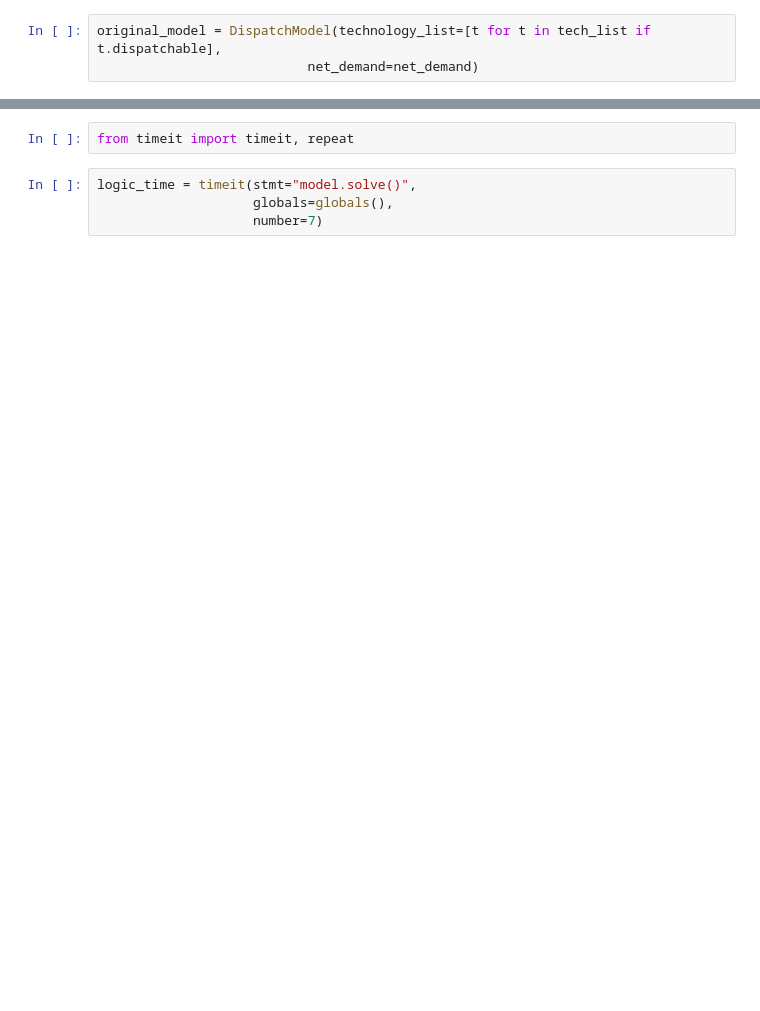
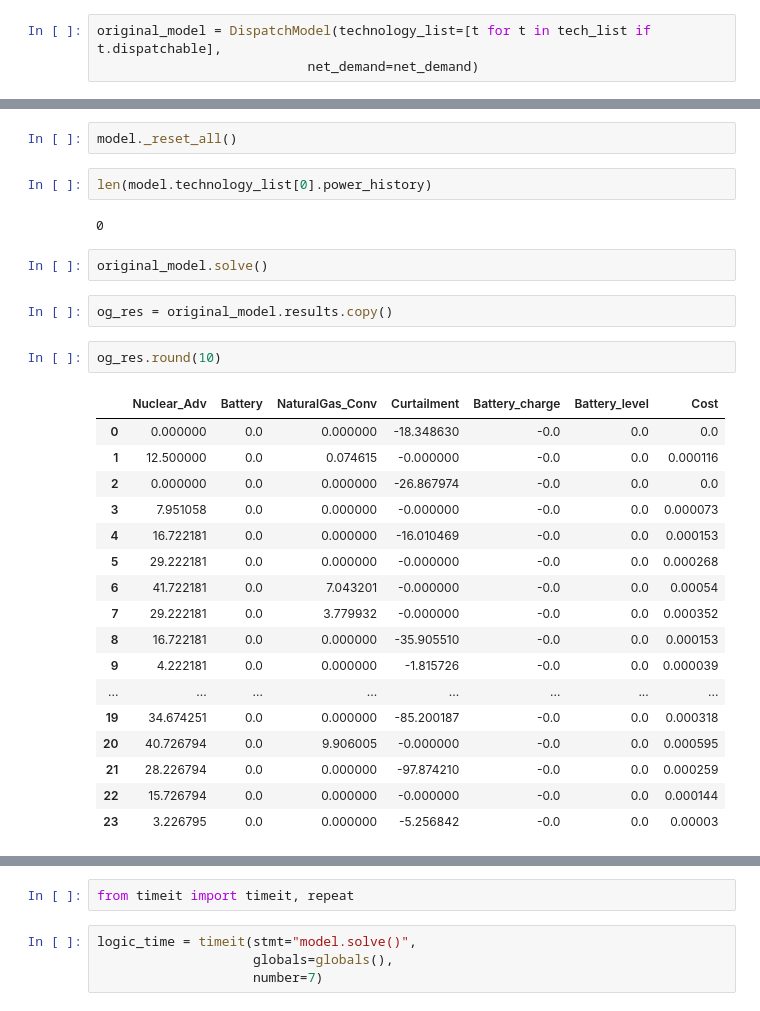
Before and after one commit to arfc/osier, a Jupyter notebook: docs/source/examples/hierarchical_dispatch.ipynb, the cells around one changed output, grey strips where cells are left out. Drawn from its saved outputs; the diff is of its cells as text; blank space fills up the shorter version.

```diff
--- a/docs/source/examples/hierarchical_dispatch.ipynb
+++ b/docs/source/examples/hierarchical_dispatch.ipynb
@@ -236 +163,31 @@ original_model.solve()
+# %%
+model._reset_all()
+# %%
+len(model.technology_list[0].power_history)
+# %% [output]
+0
+# %%
+original_model.solve()
+# %%
+og_res = original_model.results.copy()
+# %%
+og_res.round(10)
+# %% [output]
+|  | Nuclear_Adv | Battery | NaturalGas_Conv | Curtailment | Battery_charge | Battery_level | Cost |
+| 0 | 0.000000 | 0.0 | 0.000000 | -18.348630 | -0.0 | 0.0 | 0.0 |
+| 1 | 12.500000 | 0.0 | 0.074615 | -0.000000 | -0.0 | 0.0 | 0.000116 |
+| 2 | 0.000000 | 0.0 | 0.000000 | -26.867974 | -0.0 | 0.0 | 0.0 |
+| 3 | 7.951058 | 0.0 | 0.000000 | -0.000000 | -0.0 | 0.0 | 0.000073 |
+| 4 | 16.722181 | 0.0 | 0.000000 | -16.010469 | -0.0 | 0.0 | 0.000153 |
+| 5 | 29.222181 | 0.0 | 0.000000 | -0.000000 | -0.0 | 0.0 | 0.000268 |
+| 6 | 41.722181 | 0.0 | 7.043201 | -0.000000 | -0.0 | 0.0 | 0.00054 |
+| 7 | 29.222181 | 0.0 | 3.779932 | -0.000000 | -0.0 | 0.0 | 0.000352 |
+| 8 | 16.722181 | 0.0 | 0.000000 | -35.905510 | -0.0 | 0.0 | 0.000153 |
+| 9 | 4.222181 | 0.0 | 0.000000 | -1.815726 | -0.0 | 0.0 | 0.000039 |
+| ... | ... | ... | ... | ... | ... | ... | ... |
+| 19 | 34.674251 | 0.0 | 0.000000 | -85.200187 | -0.0 | 0.0 | 0.000318 |
+| 20 | 40.726794 | 0.0 | 9.906005 | -0.000000 | -0.0 | 0.0 | 0.000595 |
+| 21 | 28.226794 | 0.0 | 0.000000 | -97.874210 | -0.0 | 0.0 | 0.000259 |
+| 22 | 15.726794 | 0.0 | 0.000000 | -0.000000 | -0.0 | 0.0 | 0.000144 |
+| 23 | 3.226795 | 0.0 | 0.000000 | -5.256842 | -0.0 | 0.0 | 0.00003 |
 # %%
```
Also changed, not shown: parts of 54 cells of this notebook, 4 other files.
